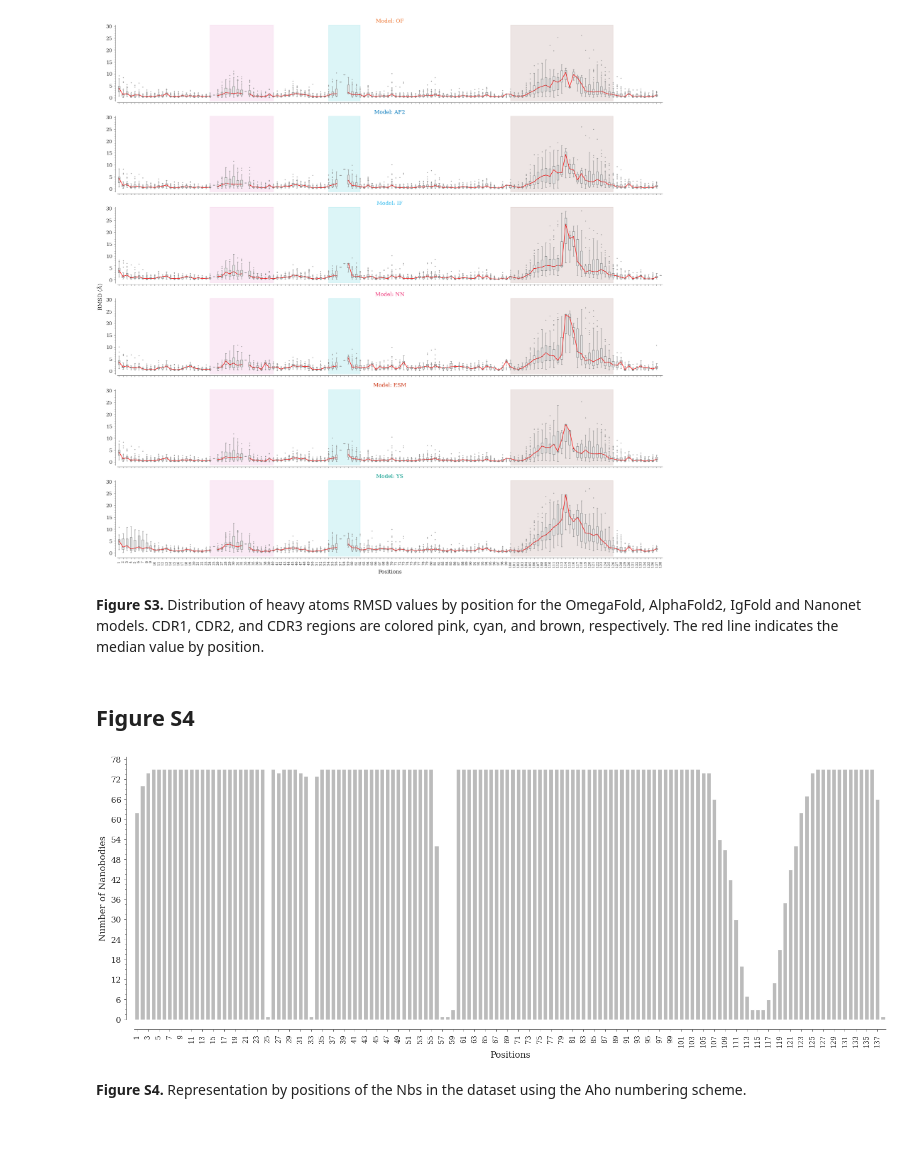
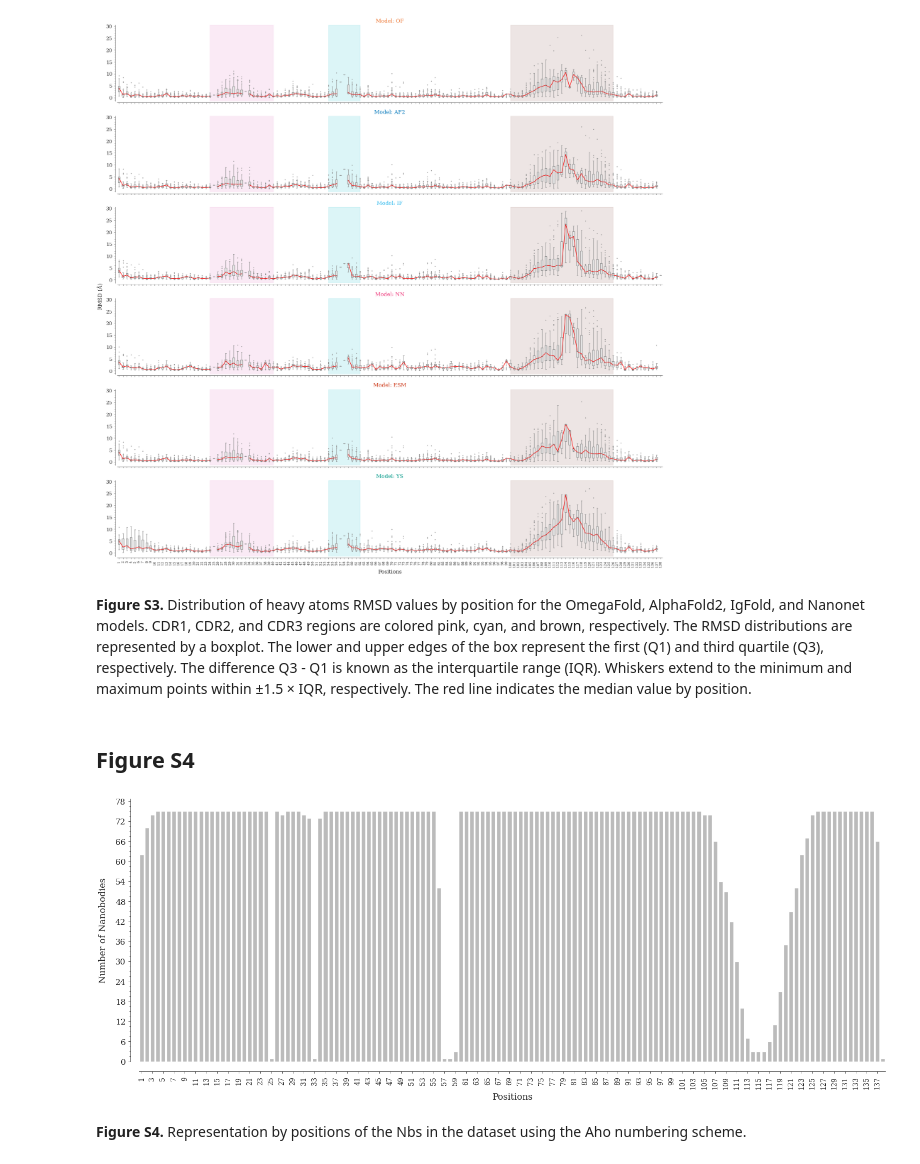
Before and after one commit to Valdes-Tresanco-MS/NbModelingBenchmark, a Jupyter notebook: BenchmarkResultsFigures.ipynb, the cells around one changed output. Cells and saved outputs as stored; diff of their text form; code cells hidden in the pictures; blank space fills up the shorter version.

```diff
--- a/BenchmarkResultsFigures.ipynb
+++ b/BenchmarkResultsFigures.ipynb
@@ -822,7 +829,7 @@ plt.savefig('figures/figureS3.svg', dpi=300, format='svg', facecolor='white', ed
 # %% [output]
 [figure]
 # %% [markdown]
-**Figure S3.** Distribution of heavy atoms RMSD values by position for the OmegaFold, AlphaFold2, IgFold and Nanonet models. CDR1, CDR2, and CDR3 regions are colored pink, cyan, and brown, respectively. The red line indicates the median value by position.
+**Figure S3.** Distribution of heavy atoms RMSD values by position for the OmegaFold, AlphaFold2, IgFold, and Nanonet models. CDR1, CDR2, and CDR3 regions are colored pink, cyan, and brown, respectively. The RMSD distributions are represented by a boxplot. The lower and upper edges of the box represent the first (Q1) and third quartile (Q3), respectively. The difference Q3 - Q1 is known as the interquartile range (IQR). Whiskers extend to the minimum and maximum points within ±1.5 × IQR, respectively. The red line indicates the median value by position.
 # %% [markdown]
 ## Figure S4
 # %%
@@ -832,35 +839,35 @@ ax = sns.barplot(
 	data=rmsd_by_pos[(rmsd_by_pos['model'] == 'IF') &
                      (rmsd_by_pos['rmsd atoms'] == 'ca')].notnull().sum()[3:].reset_index(),
 	x='index', y=0, color='#BBBBBB')
 
 ax.set_xticks(ax.get_xticks()[::2])
 
 # set labels
 ax.set_xlabel('Positions')
-ax.set_ylabel('Number of Nanobodies')
+ax.set_ylabel('Number of Nanobodies', labelpad=10)
 
 # despine top and right
 sns.despine(top=True, right=True)
 
 # set new positions for axes
 ax.spines['left'].set_position(('data', -2))
 ax.spines['bottom'].set_position(('data', -3))
 
 # disable x minor ticks
 ax.tick_params(axis='x', which='minor', bottom=False)
 
 # rotate xticks
 l = plt.xticks(rotation=90, fontsize=9)
 loc = ticker.MaxNLocator(15) # this locator puts ticks at regular intervals
 
 ax.yaxis.set_major_locator(loc)
 
 plt.tight_layout()
 
 plt.savefig('figures/figureS4.png', dpi=300, format='png', facecolor='white', edgecolor=None)
 plt.savefig('figures/figureS4.svg', dpi=300, format='svg', facecolor='white', edgecolor=None)
 # %% [output]
-[figure, old version]
+[figure, new version]
 # %% [markdown]
 **Figure S4.** Representation by positions of the Nbs in the dataset using the Aho numbering scheme.
 # %% [markdown]
```
Also changed, not shown: parts of 38 cells of this notebook, 33 other files.
